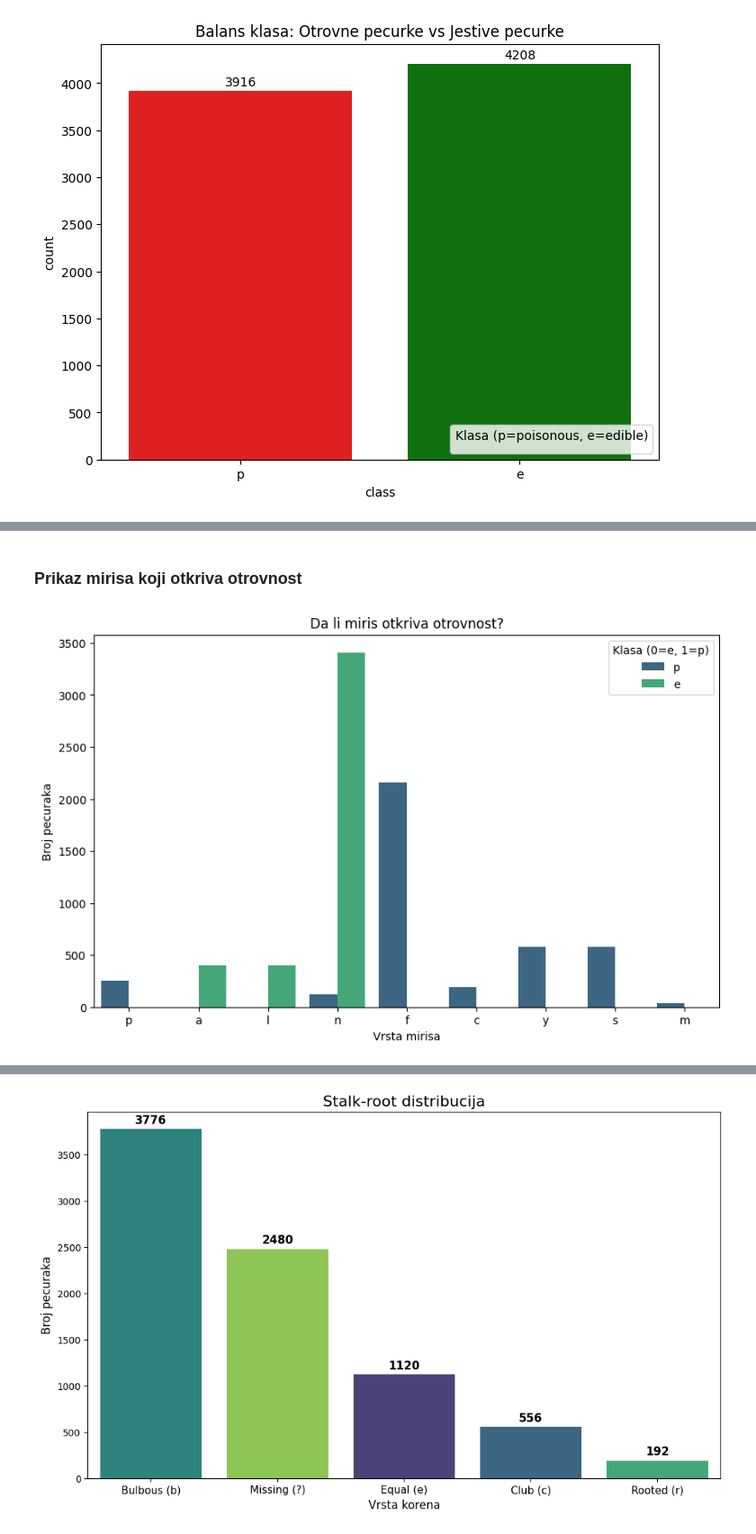
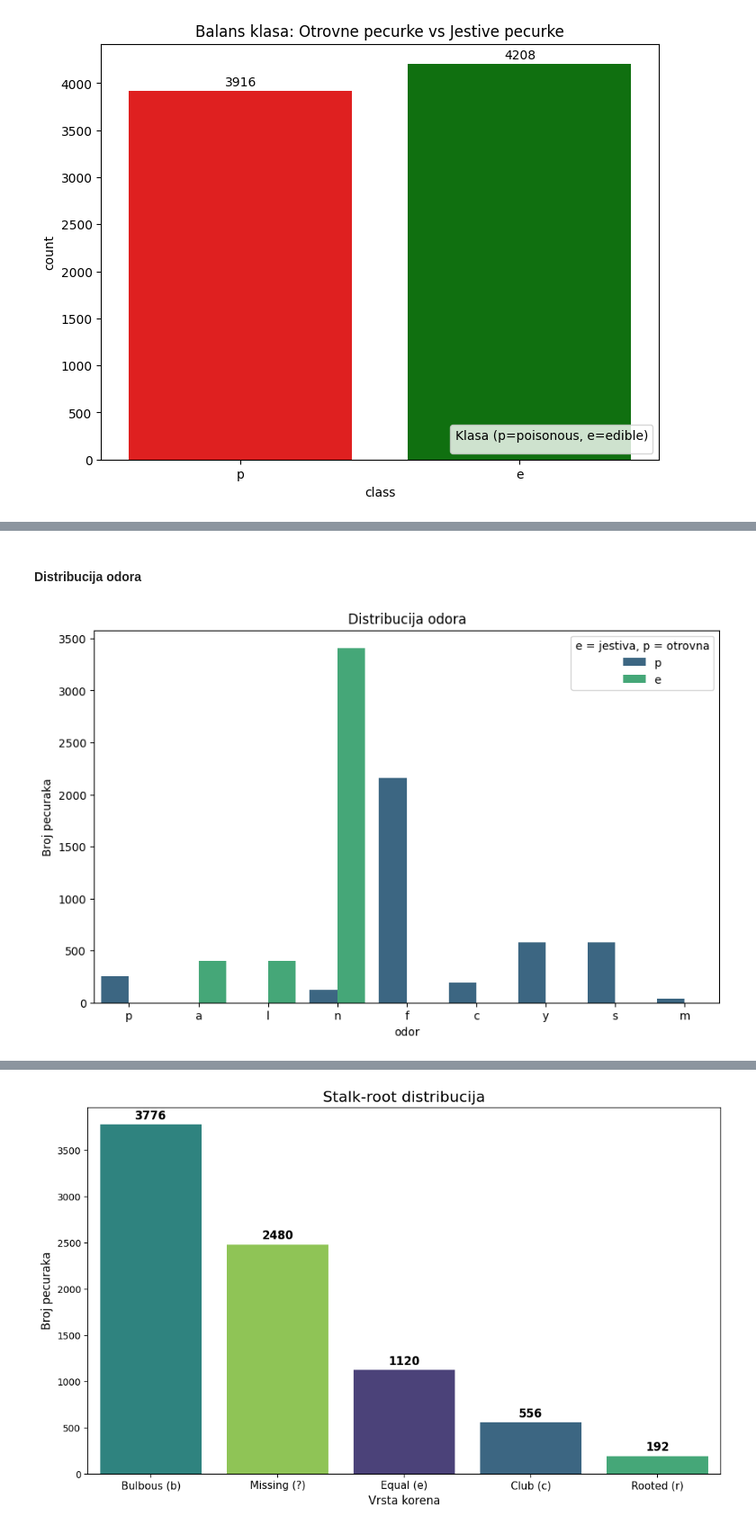
Before and after one commit to alxcek/mas-ai, a Jupyter notebook: machine_learning/01_mushroom_classification/classification.ipynb, the cells around one changed output, grey strips where cells are left out. Shown at 90% size. Cells and saved outputs as stored; diff of their text form; code cells hidden in the pictures.

```diff
--- a/machine_learning/01_mushroom_classification/classification.ipynb
+++ b/machine_learning/01_mushroom_classification/classification.ipynb
@@ -137,15 +173,15 @@ plt.show()
 # %% [markdown]
-### Prikaz mirisa koji otkriva otrovnost
+#### Distribucija odora
 # %%
 plt.figure(figsize=(10, 6))
 
 sns.countplot(x='odor', hue='class', data=df, palette='viridis')
 
-plt.title('Da li miris otkriva otrovnost?')
-plt.xlabel('Vrsta mirisa')
+plt.title('Distribucija odora')
 plt.ylabel('Broj pecuraka')
-plt.legend(title='Klasa (0=e, 1=p)', loc='upper right')
+plt.legend(title='e = jestiva, p = otrovna', loc='upper right')
+
 
 plt.show()
 # %% [output]
-[figure, old version]
+[figure, new version]
```
Also changed, not shown: parts of 23 cells of this notebook.
